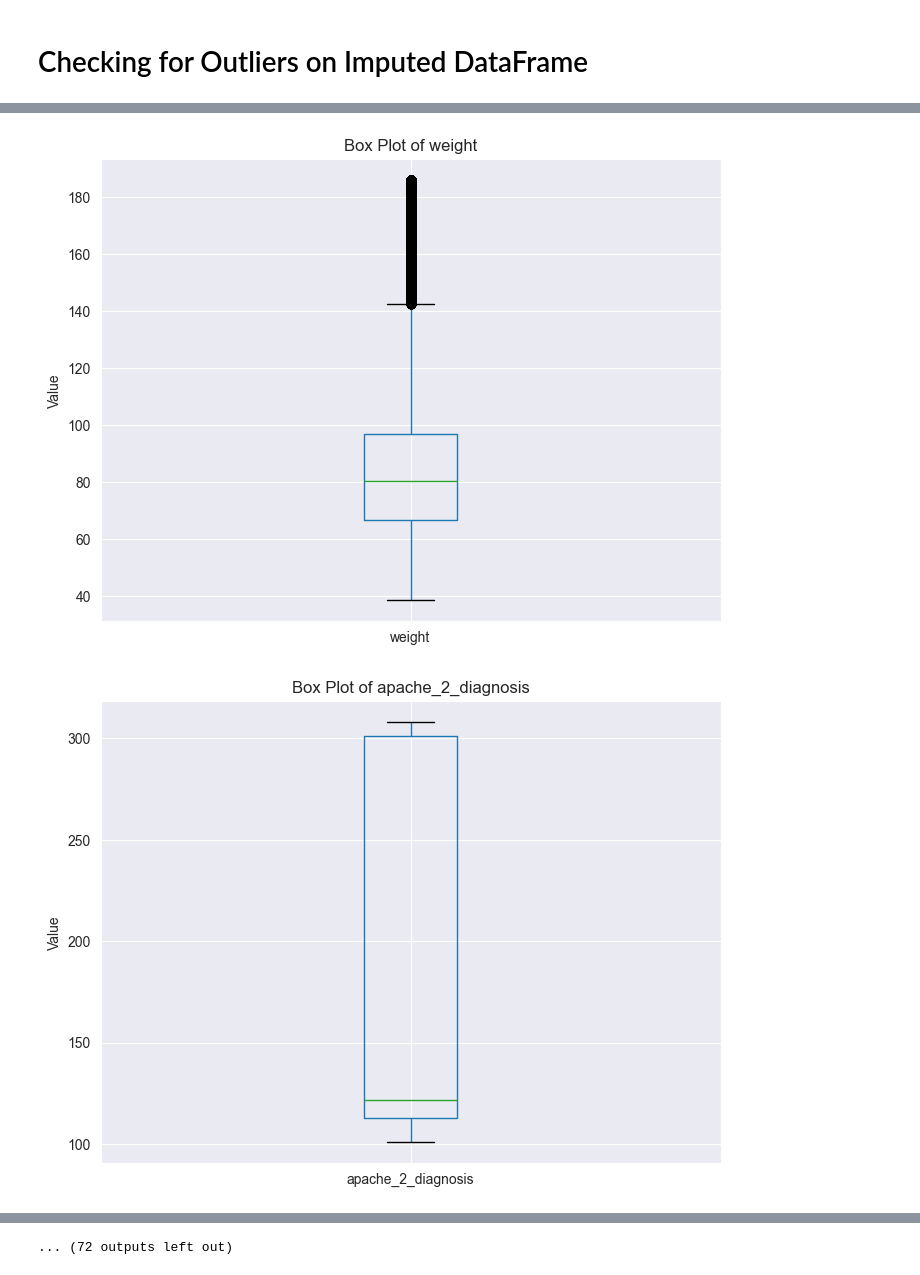
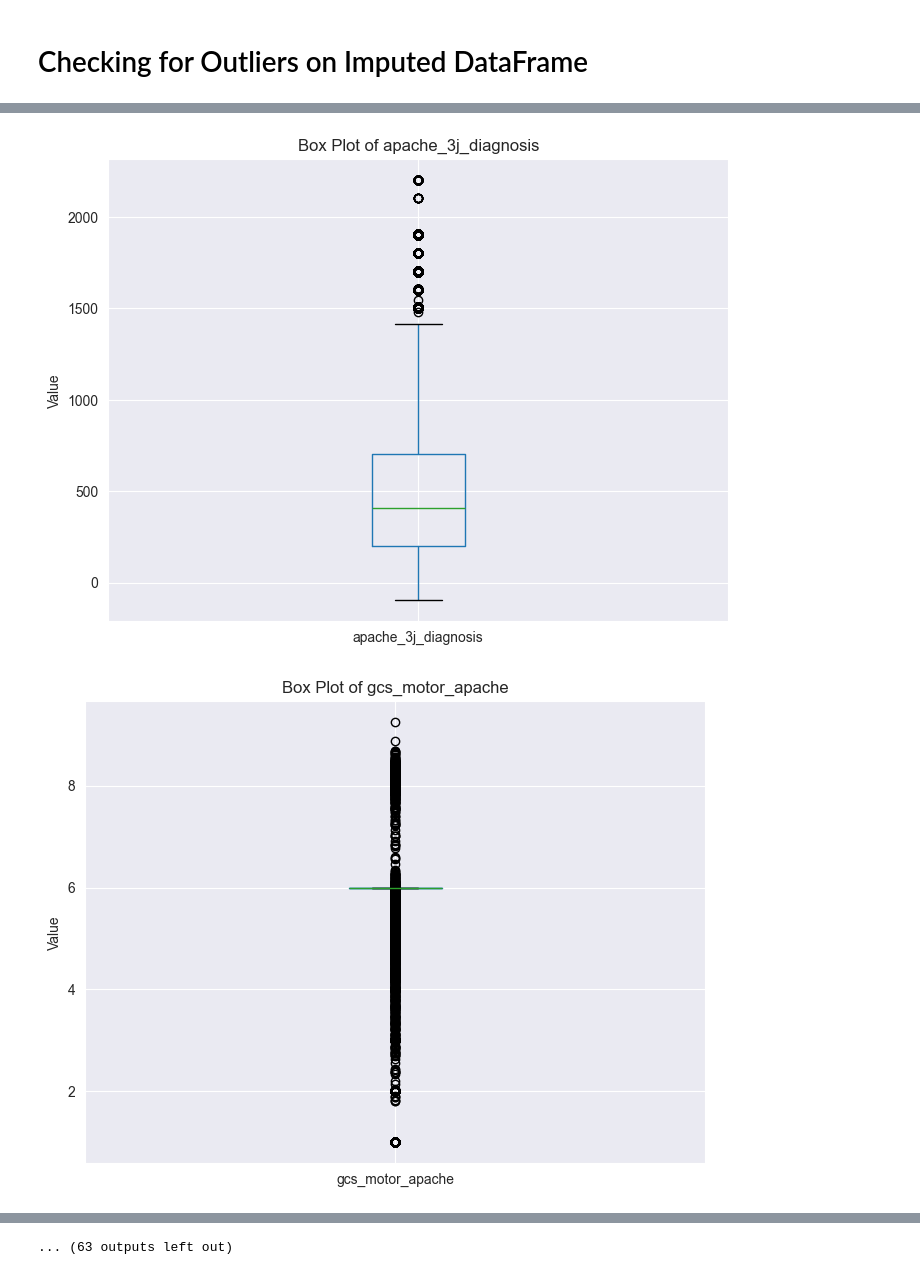
Before and after one commit to BVishal-Geek/Patient-Survival-Prediction---Dash-Visualization, a Jupyter notebook: src/main1.ipynb, the cells around one changed output, grey strips where cells are left out. Cells and saved outputs as stored; diff of their text form; code cells hidden in the pictures.

```diff
--- a/src/main1.ipynb
+++ b/src/main1.ipynb
@@ -65,7 +66,7 @@ Length: 186, dtype: float64
 # %%
 df_dropped = df.copy()
 for cols in df_dropped.columns:
-    if df_dropped[cols].isna().sum()/len(df_dropped) > 0.40:
+    if df_dropped[cols].isna().sum()/len(df_dropped) > 0.20:
         df_dropped = df_dropped.drop(cols, axis=1)
 df_dropped['immunosuppression'].dtype
 # %% [output]
@@ -205,11 +207,11 @@ df_copy
 # %%
 numeric_columns_copy = df_copy.select_dtypes(include=['int', 'float']).columns
 
-filtered_columns_copy = [col for col in numeric_columns_copy if len(df_copy[col].unique()) > 3 and not col.endswith('_id')]
+filtered_columns_copy = [col for col in numeric_columns_copy if len(df_copy[col].unique()) > 6 and not col.endswith('_id')]
 
 for column in filtered_columns_copy:
     plt.figure(figsize=(8, 6))
-    df.boxplot(column=column)
+    df_copy.boxplot(column=column)
     plt.title(f'Box Plot of {column}')
     plt.ylabel('Value')
     plt.show()
@@ -223,2 +225,2 @@ for column in filtered_columns_copy:
-[figure, old version]
+[figure, new version]
-[figure, old version]
+[figure, new version]
@@ -229,2 +231,2 @@ for column in filtered_columns_copy:
-... (72 outputs left out)
+... (63 outputs left out)
 # %%
```
Also changed, not shown: parts of 22 cells of this notebook, 4 other files.
